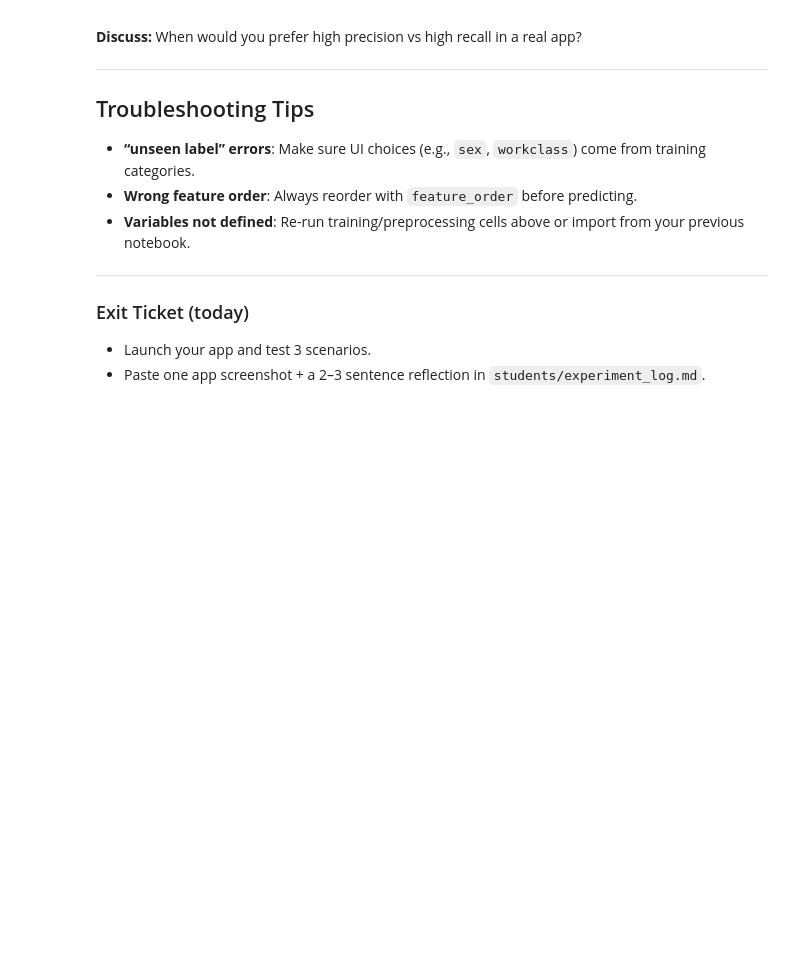
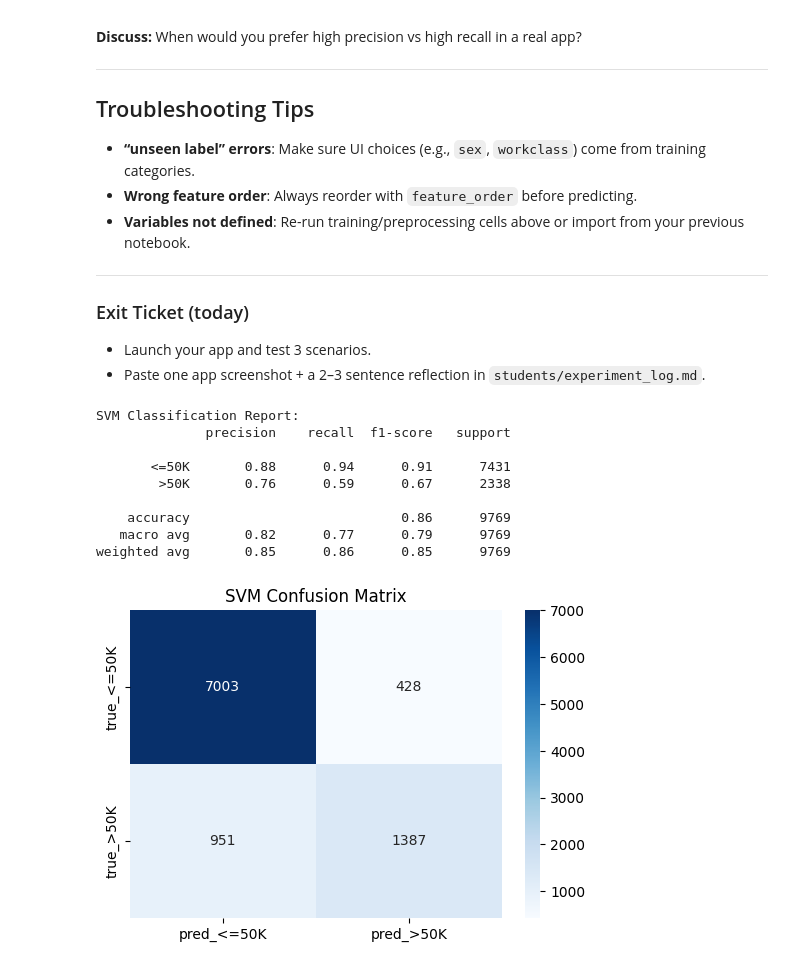
Before and after one commit to al-zhangg/dl-survey-live-lab-2025, a Jupyter notebook: 01_baseline_random_forest_gradio.ipynb, the cells around one changed output. Cells and saved outputs as stored; diff of their text form; code cells hidden in the pictures; blank space fills up the shorter version.

```diff
--- a/01_baseline_random_forest_gradio.ipynb
+++ b/01_baseline_random_forest_gradio.ipynb
@@ -614,3 +614,35 @@ Let the user pick a **threshold** for classifying `>50K` using `predict_proba`.
 ### Exit Ticket (today)
 - Launch your app and test 3 scenarios.
 - Paste one app screenshot + a 2–3 sentence reflection in `students/experiment_log.md`.
+# %%
+from sklearn.svm import SVC
+
+# Train an SVM model
+# Note: SVM can be computationally expensive on large datasets
+svm_model = SVC(probability=True, random_state=42) # probability=True allows predict_proba
+svm_model.fit(X_train_final, y_train)
+
+# Evaluate the SVM model
+y_pred_svm = svm_model.predict(X_test_final)
+print("SVM Classification Report:")
+print(classification_report(y_test, y_pred_svm))
+
+# Confusion matrix for SVM
+cm_svm = confusion_matrix(y_test, y_pred_svm, labels=svm_model.classes_)
+plt.figure(figsize=(6, 4))
+sns.heatmap(pd.DataFrame(cm_svm, index=[f"true_{c}" for c in svm_model.classes_],
+                            columns=[f"pred_{c}" for c in svm_model.classes_]),
+            annot=True, fmt="d", cmap="Blues")
+plt.title("SVM Confusion Matrix")
+plt.show()
+# %% [output]
+SVM Classification Report:
+              precision    recall  f1-score   support
+
+       <=50K       0.88      0.94      0.91      7431
+        >50K       0.76      0.59      0.67      2338
+
+    accuracy                           0.86      9769
+   macro avg       0.82      0.77      0.79      9769
+weighted avg       0.85      0.86      0.85      9769
+[figure, added]
```
Also changed, not shown: parts of 1 cell of this notebook.
